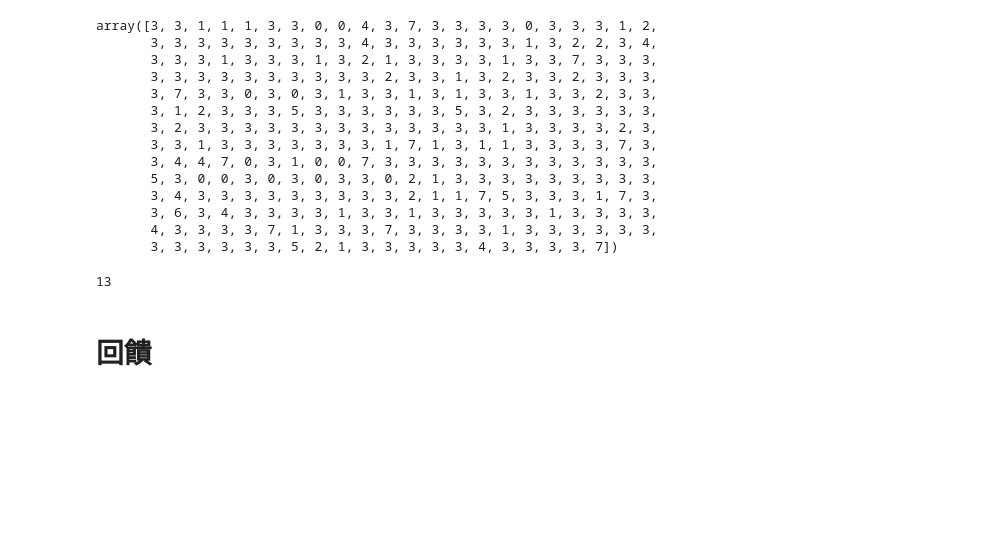
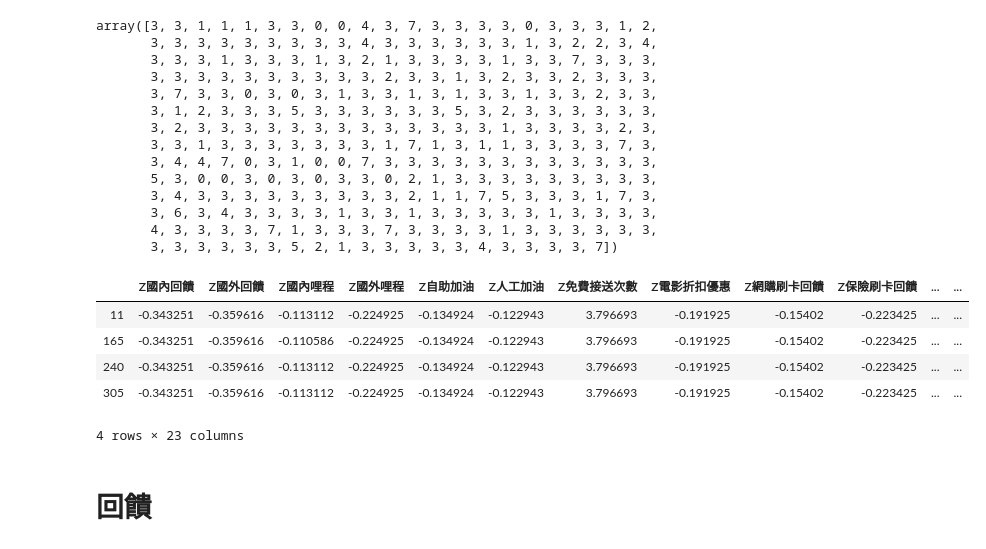
Before and after one commit to ShengHsiang-Kao/DB104, a Jupyter notebook: card_cluster/card_cluster.ipynb, the cells around one changed output. Cells and saved outputs as stored; diff of their text form; code cells hidden in the pictures; blank space fills up the shorter version.

```diff
--- a/card_cluster/card_cluster.ipynb
+++ b/card_cluster/card_cluster.ipynb
@@ -104,11 +120,16 @@ array([3, 3, 1, 1, 1, 3, 3, 0, 0, 4, 3, 7, 3, 3, 3, 3, 0, 3, 3, 3, 1, 2,
        3, 3, 3, 3, 3, 3, 5, 2, 1, 3, 3, 3, 3, 3, 4, 3, 3, 3, 3, 7])
 # %%
 labels = pd.DataFrame(labels, columns = ['label'])
-pd_label = pd.concat([df, labels], axis = 1)
+pd_label = pd.concat([df, labels, card_name], axis = 1)
 pd_label.loc[:30]
-len(pd_label[pd_label["label"]==0])
+pd_label[pd_label["label"]==5]
 # %% [output]
+|  | Z國內回饋 | Z國外回饋 | Z國內哩程 | Z國外哩程 | Z自助加油 | Z人工加油 | Z免費接送次數 | Z電影折扣優惠 | Z網購刷卡回饋 | Z保險刷卡回饋 | ... | ... |
+| 11 | -0.343251 | -0.359616 | -0.113112 | -0.224925 | -0.134924 | -0.122943 | 3.796693 | -0.191925 | -0.15402 | -0.223425 | ... | ... |
+| 165 | -0.343251 | -0.359616 | -0.110586 | -0.224925 | -0.134924 | -0.122943 | 3.796693 | -0.191925 | -0.15402 | -0.223425 | ... | ... |
+| 240 | -0.343251 | -0.359616 | -0.113112 | -0.224925 | -0.134924 | -0.122943 | 3.796693 | -0.191925 | -0.15402 | -0.223425 | ... | ... |
+| 305 | -0.343251 | -0.359616 | -0.113112 | -0.224925 | -0.134924 | -0.122943 | 3.796693 | -0.191925 | -0.15402 | -0.223425 | ... | ... |
-13
+4 rows × 23 columns
 # %% [markdown]
 # 回饋
 # %%
```
Also changed, not shown: parts of 13 cells of this notebook.
